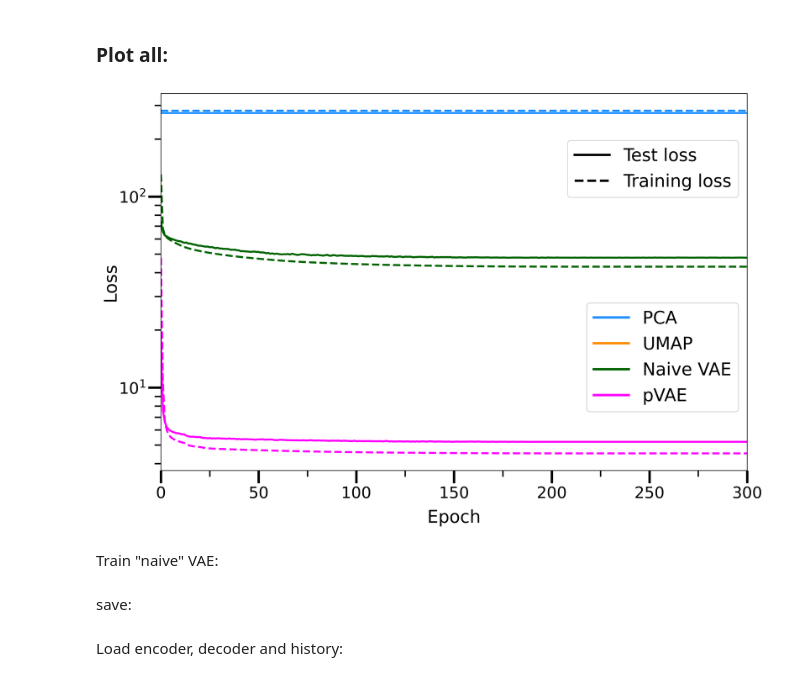
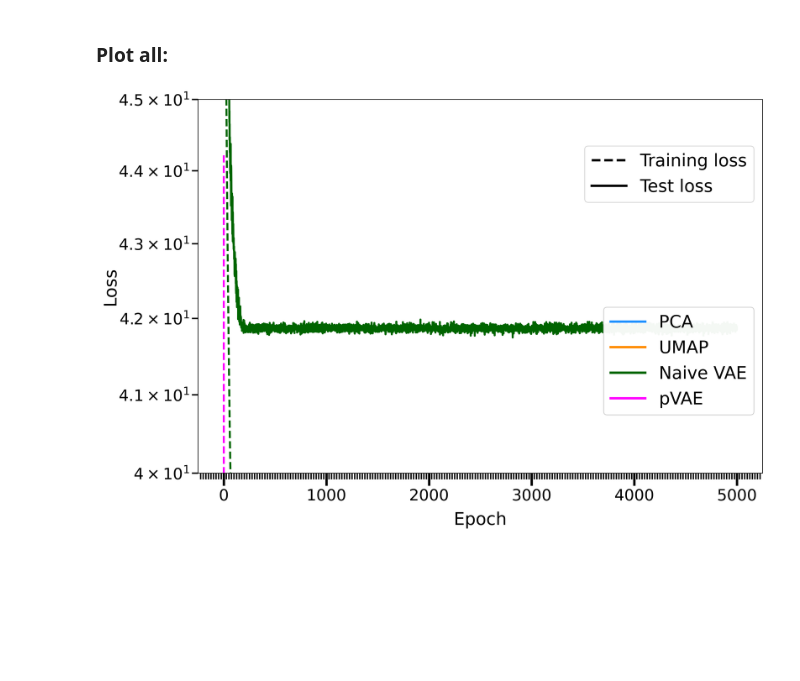
Before and after one commit to ia-chow/galactic, a Jupyter notebook: tf_tutorials/all_methods_aggregate.ipynb, the cells around one changed output. Saved outputs shown, nothing was run; the diff lists cells and outputs as text; code cells hidden in the pictures; blank space fills up the shorter version.

```diff
--- a/tf_tutorials/all_methods_aggregate.ipynb
+++ b/tf_tutorials/all_methods_aggregate.ipynb
@@ -290,6 +290,8 @@ Manual scaler to standardize (equivalent to StandardScaler):
 # %% [markdown]
 StandardScaler to standardize (same method for t-SNE/UMAP):
 # %%
+from sklearn.preprocessing import StandardScaler
+
 # split abundances and errors into separate datasets
 training_labels_abundances = full_training_labels[:, :19]
 training_labels_errors = full_training_labels[:, 19:]
@@ -300,17 +302,21 @@ test_labels_errors = full_test_labels[:, 19:]
 validation_labels_abundances = full_validation_labels[:, :19]
 validation_labels_errors = full_validation_labels[:, 19:]
 
-standardized_abundance_training_arr = StandardScaler().fit_transform(training_labels_abundances)
-standardized_error_training_arr = StandardScaler().fit_transform(training_labels_errors)
-standardized_full_training_arr = StandardScaler().fit_transform(full_training_labels)
+# standardize means fitting and transforming with standard scaler, standardize errors by scaling by the scale factor (mean will shift but this does not change the errors)
+training_scaler = StandardScaler().fit(training_labels_abundances)
+standardized_abundance_training_arr = training_scaler.transform(training_labels_abundances)
+standardized_error_training_arr = training_labels_errors/training_scaler.scale_
+standardized_full_training_arr = np.c_[standardized_abundance_training_arr, standardized_error_training_arr]
 
-standardized_abundance_test_arr = StandardScaler().fit_transform(test_labels_abundances)
-standardized_error_test_arr = StandardScaler().fit_transform(test_labels_errors)
-standardized_full_test_arr = StandardScaler().fit_transform(full_test_labels)
+test_scaler = StandardScaler().fit(test_labels_abundances)
+standardized_abundance_test_arr = test_scaler.transform(test_labels_abundances)
+standardized_error_test_arr = test_labels_errors/test_scaler.scale_
+standardized_full_test_arr = np.c_[standardized_abundance_test_arr, standardized_error_test_arr]
 
-standardized_abundance_validation_arr = StandardScaler().fit_transform(validation_labels_abundances)
-standardized_error_validation_arr = StandardScaler().fit_transform(validation_labels_errors)
-standardized_full_validation_arr = StandardScaler().fit_transform(full_validation_labels)
+validation_scaler = StandardScaler().fit(validation_labels_abundances)
+standardized_abundance_validation_arr = validation_scaler.transform(validation_labels_abundances)
+standardized_error_validation_arr = validation_labels_errors/validation_scaler.scale_
+standardized_full_validation_arr = np.c_[standardized_abundance_validation_arr, standardized_error_validation_arr]
 # %% [markdown]
 VAE stuff:
 # %% [markdown]
@@ -350,5 +356,5 @@ reconstructed_abundance_training_arr = fit_pca.inverse_transform(train_pca)
 test_pca = fit_pca.transform(standardized_abundance_test_arr)
 reconstructed_abundance_test_arr = fit_pca.inverse_transform(test_pca)
 # compute MSE
-pca_training_mse = np.mean((standardized_abundance_training_arr - reconstructed_abundance_training_arr) ** 2) * 1000
-pca_test_mse = np.mean((standardized_abundance_test_arr - reconstructed_abundance_test_arr) ** 2) * 1000
+pca_training_mse = np.mean(np.mean((standardized_abundance_training_arr - reconstructed_abundance_training_arr) ** 2, axis=-1)) * 1000
+pca_test_mse = np.mean(np.mean((standardized_abundance_test_arr - reconstructed_abundance_test_arr) ** 2, axis=-1)) * 1000
@@ -375,6 +385,7 @@ with open('modified_vae_history.pkl', 'rb') as f:
 # %% [markdown]
 ### Plot all:
 # %%
+colors = ['dodgerblue', 'darkorange', 'forestgreen', 'fuchsia', 'indigo', 'brown', 'gold']
 from matplotlib.ticker import MultipleLocator
 
 fig, ax = plt.subplots(1, 1, figsize = (12, 8), dpi=400)
@@ -382,40 +393,39 @@ fig, ax = plt.subplots(1, 1, figsize = (12, 8), dpi=400)
 plt.axhline(pca_training_mse, linewidth=2.5, color='dodgerblue', linestyle='dashed')
 plt.axhline(pca_test_mse, linewidth=2.5, color='dodgerblue', linestyle='solid')
 # naive VAE
-plt.plot(naive_history['total loss'], linewidth=2.5, color='darkgreen', linestyle='dashed')
-plt.plot(naive_history['val_total loss'], linewidth=2.5, color='darkgreen', linestyle='solid')
+plt.plot(naive_history['reconstruction_loss'], linewidth=2.5, color='darkgreen', linestyle='dashed')
+plt.plot(naive_history['val_reconstruction_loss'], linewidth=2.5, color='darkgreen', linestyle='solid')
 # modified VAE
-plt.plot(modified_history['total loss'], linewidth=2.5, color='fuchsia', linestyle='dashed')
-plt.plot(modified_history['val_total loss'], linewidth=2.5, color='fuchsia', linestyle='solid')
+plt.plot(modified_history['reconstruction_loss'], linewidth=2.5, color='fuchsia', linestyle='dashed')
+plt.plot(modified_history['val_reconstruction_loss'], linewidth=2.5, color='fuchsia', linestyle='solid')
 # dummy lines
 # test/train
 dl1, = plt.plot([], [], c='black', linestyle='solid', linewidth=3.)
 dl2, = plt.plot([], [], c='black', linestyle='dashed', linewidth=3.)
 # PCA, UMAP, naive VAE, pVAE
 dl3, = plt.plot([], [], c='dodgerblue', linestyle='solid', linewidth=3.)
 dl4, = plt.plot([], [], c='darkorange', linestyle='solid', linewidth=3.)
 dl5, = plt.plot([], [], c='darkgreen', linestyle='solid', linewidth=3.)
 dl6, = plt.plot([], [], c='fuchsia', linestyle='solid', linewidth=3.)
 # scale
 plt.yscale('log')
 # plt.xscale('log')
 # tick params
 plt.tick_params('both', length=16, width=3., which='major', labelsize=20)
 plt.tick_params('both', length=8, width=1.75, which='minor', labelsize=20)
 ax.xaxis.set_minor_locator(MultipleLocator(25.))
 # limit, label
-plt.xlim(0, 300)
+# plt.xlim(0, 300)
+plt.ylim(40, 45)
 plt.xlabel('Epoch', fontsize=22, labelpad=10)
 plt.ylabel('Loss', fontsize=22, labelpad=0)
 # legend
-l1 = plt.legend([dl1, dl2], ['Test loss', 'Training loss'], bbox_to_anchor=(1., 0.8), loc='right', fontsize=22)
+l1 = plt.legend([dl2, dl1], ['Training loss', 'Test loss'], bbox_to_anchor=(1., 0.8), loc='right', fontsize=22)
 l2 = plt.legend([dl3, dl4, dl5, dl6], [r'PCA', r'UMAP', r'Naive VAE', r'pVAE'], bbox_to_anchor=(1., 0.3), loc='right', fontsize=22)
 ax.add_artist(l2)
 ax.add_artist(l1)
 # tight layout, save
 plt.tight_layout()
 plt.savefig('./paper_figures/loss_vs_epoch.png')
 # %% [output]
-[figure, old version]
+[figure, new version]
-# %% [markdown]
-Train "naive" VAE:
@@ -452,2 +431,0 @@ Train "naive" VAE:
-# %% [markdown]
-save:
@@ -462,2 +431,0 @@ save:
-# %% [markdown]
-Load encoder, decoder and history:
```
Also changed, not shown: parts of 15 cells of this notebook, 23 other files.
